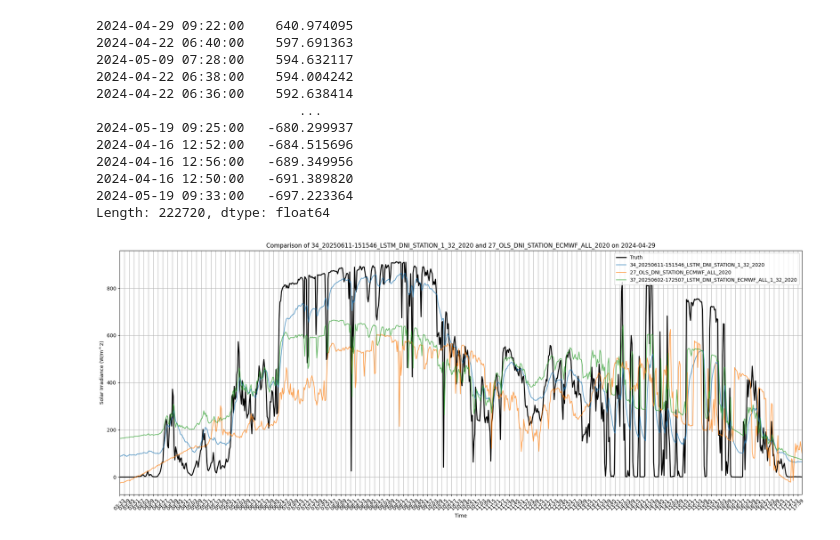
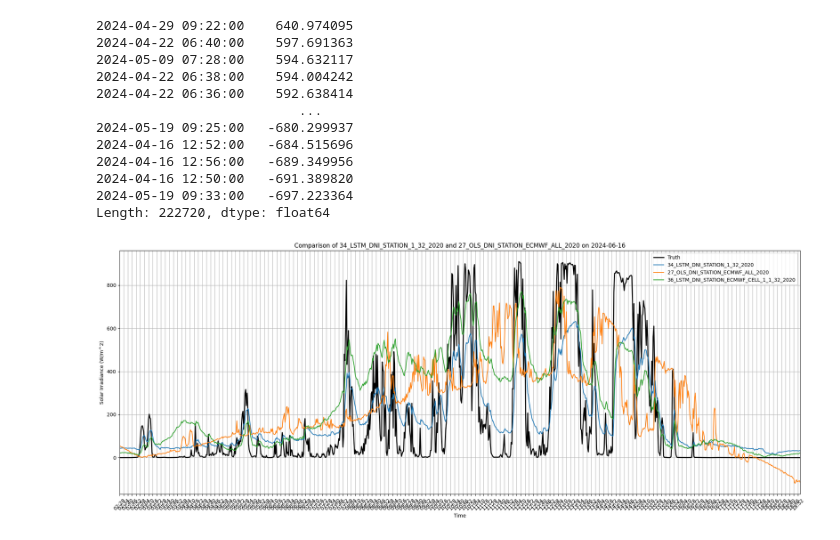
Before and after one commit to LucasDJensen/Solar-Irradiance-Nowcasting, a Jupyter notebook: model_performance_comparison.ipynb, the cells around one changed output. Drawn from its saved outputs; the diff is of its cells as text; code cells hidden in the pictures.

```diff
--- a/model_performance_comparison.ipynb
+++ b/model_performance_comparison.ipynb
@@ -790,8 +929,8 @@ plt.show()
 # %%
-# comparsion.df['37_20250602-172507_LSTM_DNI_STATION_ECMWF_ALL_1_32_2020']
-model_1 = '34_20250611-151546_LSTM_DNI_STATION_1_32_2020'
+# comparsion.df['36_20250611-164753_LSTM_DNI_STATION_ECMWF_CELL_1_1_32_2020']
+model_1 = '34_LSTM_DNI_STATION_1_32_2020'
 model_2 = '27_OLS_DNI_STATION_ECMWF_ALL_2020'
-model_3 = '37_20250602-172507_LSTM_DNI_STATION_ECMWF_ALL_1_32_2020'
+model_3 = '36_LSTM_DNI_STATION_ECMWF_CELL_1_1_32_2020'
 diff = comparsion.df[model_1] - comparsion.df[model_2]
 diff.sort_values(ascending=False, inplace=True)
 diff
@@ -810,26 +949,27 @@ diff
 Length: 222720, dtype: float64
 # %%
 comparison_day = diff.index[0].strftime('%Y-%m-%d')
+comparison_day = '2024-06-16'  # Change this to the desired date for comparison
 m1 = comparsion.df[model_1].loc[comparison_day]
 m2 = comparsion.df[model_2].loc[comparison_day]
 m3 = comparsion.df[model_3].loc[comparison_day]
 truth = comparsion.truth.loc[comparison_day]
 plt.figure(figsize=(20, 8))
 plt.plot(truth.index, truth.values, label='Truth', color='black', linewidth=2)
-plt.plot(m1.index, m1.values, label=model_1, alpha=0.7)
-plt.plot(m2.index, m2.values, label=model_2, alpha=0.7)
-plt.plot(m3.index, m3.values, label=model_3, alpha=0.7)
+plt.plot(m1.index, m1.values, label=model_1, alpha=1)
+plt.plot(m2.index, m2.values, label=model_2, alpha=1)
+plt.plot(m3.index, m3.values, label=model_3, alpha=1)
 plt.title(f'Comparison of {model_1} and {model_2} on {comparison_day}')
 plt.xlabel('Time')
 plt.ylabel('Solar Irradiance (W/m^2)')
 plt.xticks(rotation=45)
 # human readable x-axis in format HH:MM
 plt.xticks(truth.index[::6], [t.strftime('%H:%M') for t in truth.index[::6]], rotation=45)
 # limit x-axis to the range of the truth data
 plt.xlim(truth.index.min(), truth.index.max())
 plt.grid()
 plt.legend()
 plt.tight_layout()
 plt.show()
 # %% [output]
-[figure, old version]
+[figure, new version]
```
Also changed, not shown: parts of 15 cells of this notebook, 7 other files.
